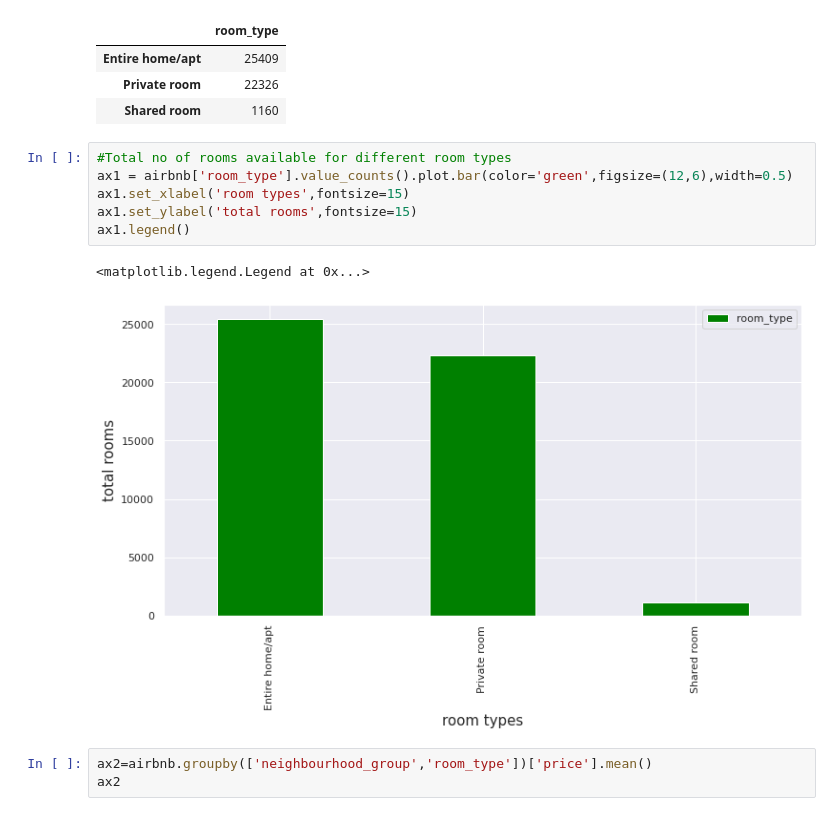
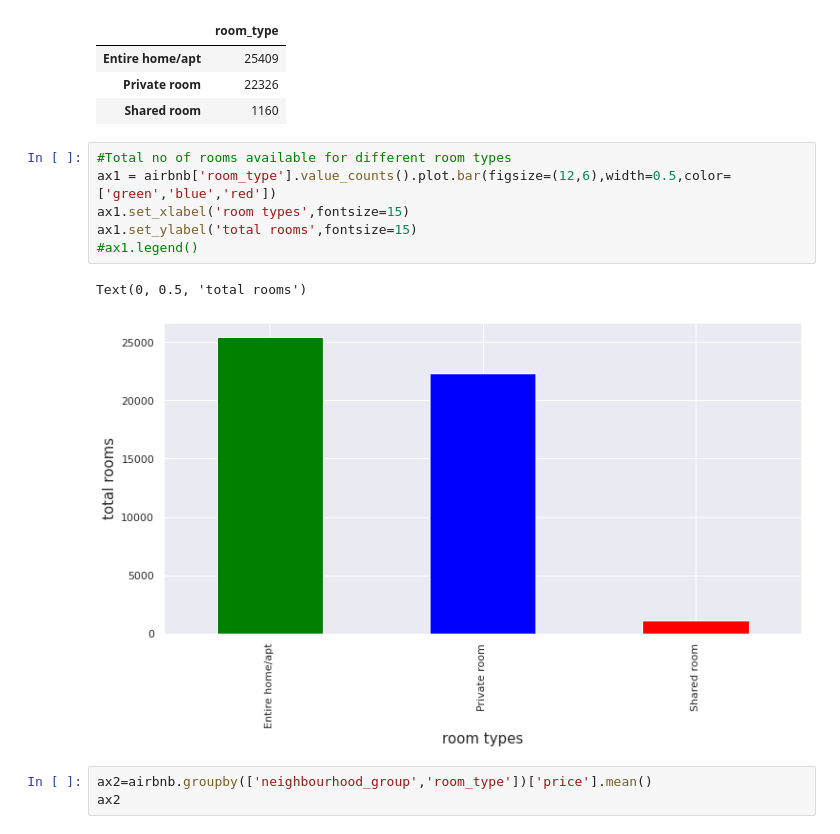
Before and after one commit to Priyabrat845/Airbnb-Booking-Analysis, a Jupyter notebook: Copy_of_Airbnb_Bookings_Analysis_Capstone_Project.ipynb, the cells around one changed output. Saved outputs shown, nothing was run; the diff lists cells and outputs as text.

```diff
--- a/Copy_of_Airbnb_Bookings_Analysis_Capstone_Project.ipynb
+++ b/Copy_of_Airbnb_Bookings_Analysis_Capstone_Project.ipynb
@@ -197,13 +198,13 @@ total_room_types_df
 | Shared room | 1160 |
 # %%
 #Total no of rooms available for different room types
-ax1 = airbnb['room_type'].value_counts().plot.bar(color='green',figsize=(12,6),width=0.5)
+ax1 = airbnb['room_type'].value_counts().plot.bar(figsize=(12,6),width=0.5,color=['green','blue','red'])
 ax1.set_xlabel('room types',fontsize=15)
 ax1.set_ylabel('total rooms',fontsize=15)
-ax1.legend()
+#ax1.legend()
 # %% [output]
-<matplotlib.legend.Legend at 0x...>
+Text(0, 0.5, 'total rooms')
-[figure, old version]
+[figure, new version]
 # %%
 ax2=airbnb.groupby(['neighbourhood_group','room_type'])['price'].mean()
 ax2
```
Also changed, not shown: parts of 8 cells of this notebook.
